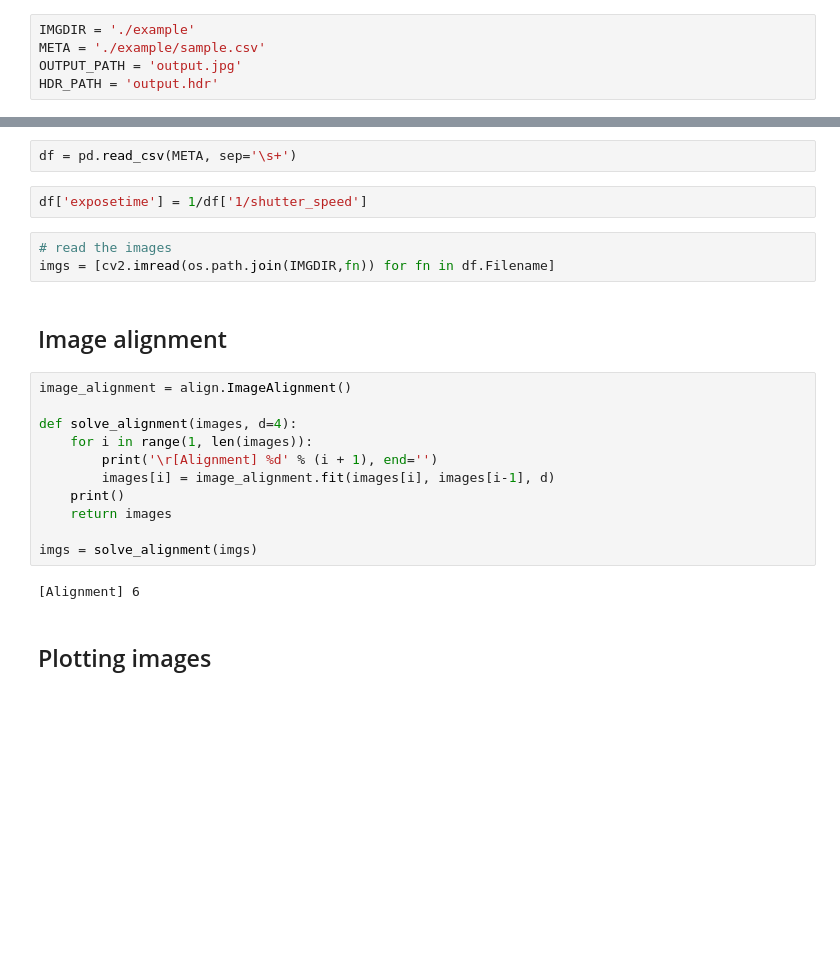
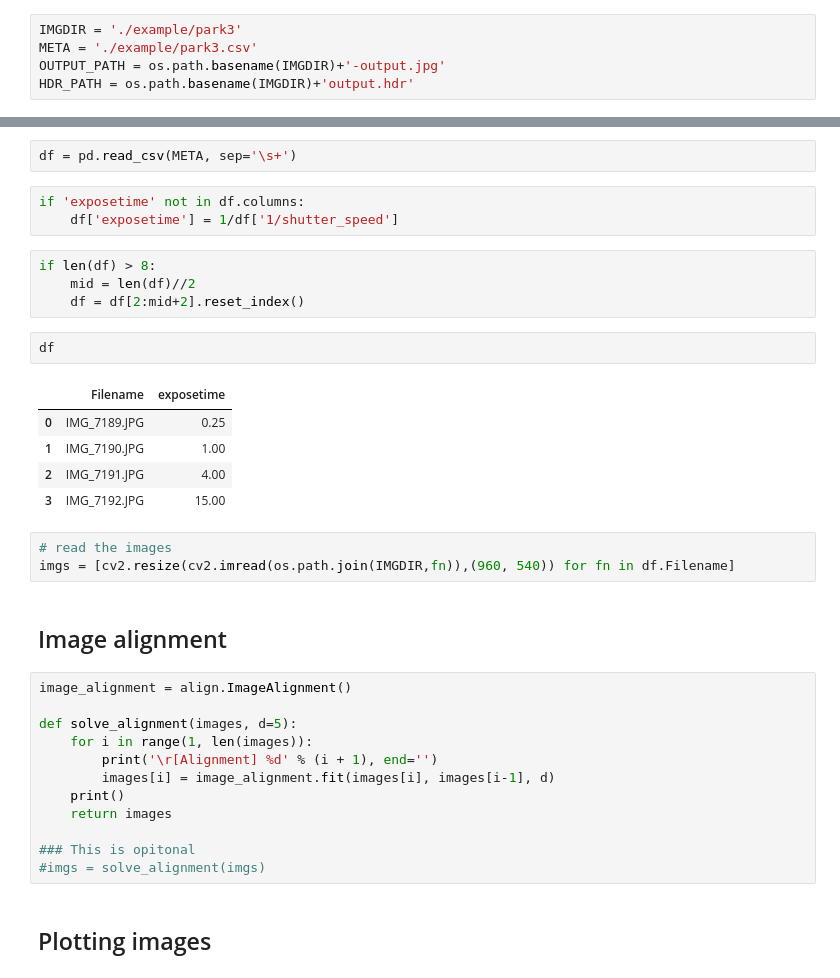
Before and after one commit to qa276390/high-dynamic-range-imaging, a Jupyter notebook: computeHDR.ipynb, the cells around one changed output, grey strips where cells are left out. Saved outputs shown, nothing was run; the diff lists cells and outputs as text; blank space fills up the shorter version.

```diff
--- a/computeHDR.ipynb
+++ b/computeHDR.ipynb
@@ -11,32 +12,44 @@ import matplotlib.pyplot as plt
 # %%
-IMGDIR = './example'
-META = './example/sample.csv'
-OUTPUT_PATH = 'output.jpg'
-HDR_PATH = 'output.hdr'
+IMGDIR = './example/park3'
+META = './example/park3.csv'
+OUTPUT_PATH = os.path.basename(IMGDIR)+'-output.jpg'
+HDR_PATH = os.path.basename(IMGDIR)+'output.hdr'
 # %% [markdown]
 ## Load Meta Data
 # %%
 df = pd.read_csv(META, sep='\s+')
 # %%
-df['exposetime'] = 1/df['1/shutter_speed']
+if 'exposetime' not in df.columns:
+    df['exposetime'] = 1/df['1/shutter_speed']
+# %%
+if len(df) > 8:
+    mid = len(df)//2
+    df = df[2:mid+2].reset_index()
+# %%
+df
+# %% [output]
+|  | Filename | exposetime |
+| 0 | IMG_7189.JPG | 0.25 |
+| 1 | IMG_7190.JPG | 1.00 |
+| 2 | IMG_7191.JPG | 4.00 |
+| 3 | IMG_7192.JPG | 15.00 |
 # %%
 # read the images
-imgs = [cv2.imread(os.path.join(IMGDIR,fn)) for fn in df.Filename]
+imgs = [cv2.resize(cv2.imread(os.path.join(IMGDIR,fn)),(960, 540)) for fn in df.Filename]
 # %% [markdown]
 ## Image alignment
 # %%
 image_alignment = align.ImageAlignment()
 
-def solve_alignment(images, d=4):
+def solve_alignment(images, d=5):
     for i in range(1, len(images)):
         print('\r[Alignment] %d' % (i + 1), end='')
         images[i] = image_alignment.fit(images[i], images[i-1], d)
     print()
     return images
 
-imgs = solve_alignment(imgs)
+### This is opitonal
+#imgs = solve_alignment(imgs)
-# %% [output]
-[Alignment] 6
 # %% [markdown]
 ## Plotting images
 # %%
```
Also changed, not shown: parts of 11 cells of this notebook, 7 other files.
